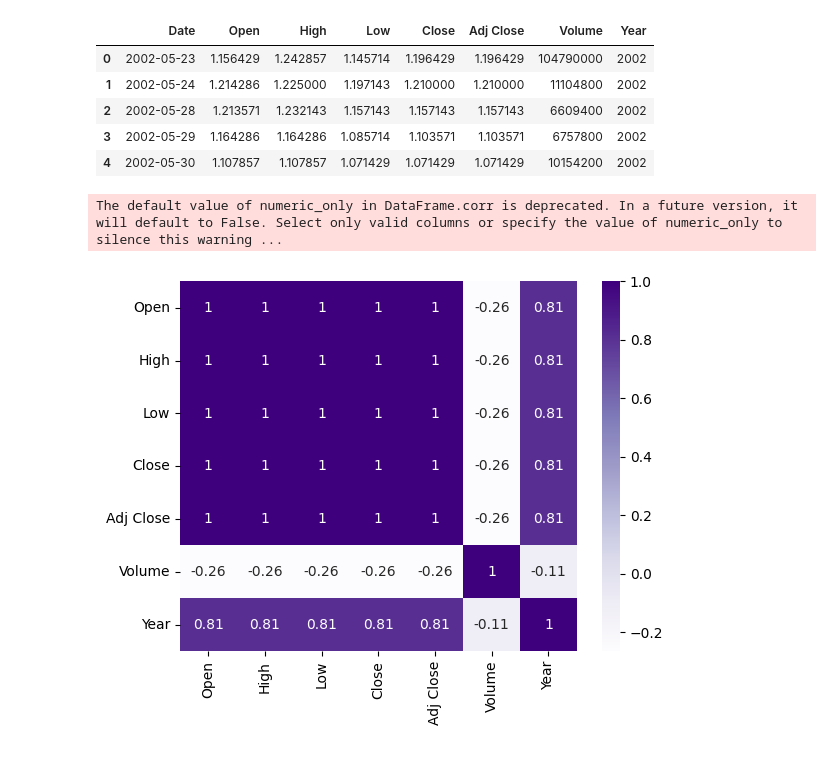
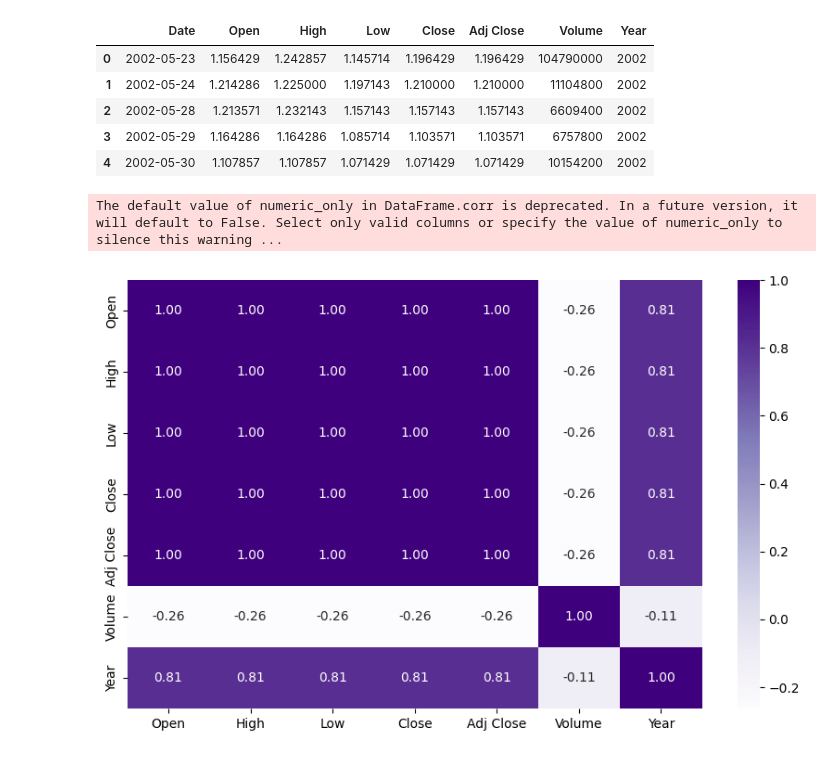
Before and after one commit to fatimaabuhamdeh/AI, a Jupyter notebook: time_series.ipynb, the cells around one changed output. Saved outputs shown, nothing was run; the diff lists cells and outputs as text; code cells hidden in the pictures.

```diff
--- a/time_series.ipynb
+++ b/time_series.ipynb
@@ -45,8 +45,9 @@ df.head()
 | 3 | 2002-05-29 | 1.164286 | 1.164286 | 1.085714 | 1.103571 | 1.103571 | 6757800 | 2002 |
 | 4 | 2002-05-30 | 1.107857 | 1.107857 | 1.071429 | 1.071429 | 1.071429 | 10154200 | 2002 |
 # %%
-sns.heatmap(df.corr(), annot = True, cmap = "Purples")
+plt.figure(figsize=(10,6))
+sns.heatmap(df.corr(), fmt=".2f", annot = True, cmap = "Purples")
 plt.show()
 # %% [output]
 The default value of numeric_only in DataFrame.corr is deprecated. In a future version, it will default to False. Select only valid columns or specify the value of numeric_only to silence this warning ...
-[figure, old version]
+[figure, new version]
```
Also changed, not shown: parts of 5 cells of this notebook.
